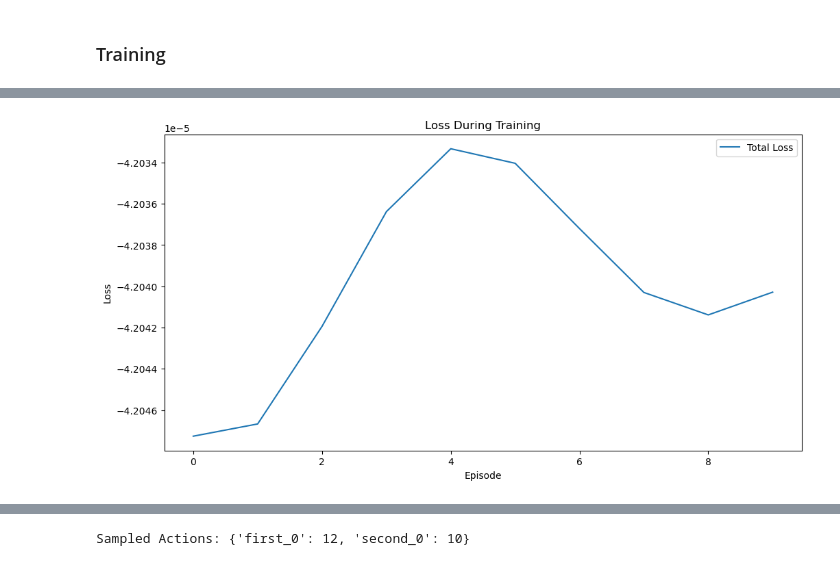
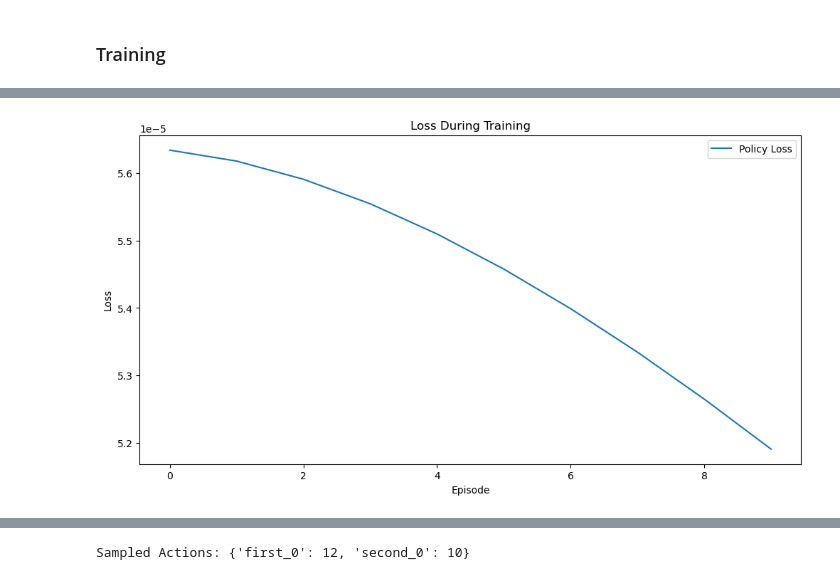
Before and after one commit to hebrian/boxing, a Jupyter notebook: test_self_play_PPO.ipynb, the cells around one changed output, grey strips where cells are left out. Cells and saved outputs as stored; diff of their text form; code cells hidden in the pictures.

```diff
--- a/test_self_play_PPO.ipynb
+++ b/test_self_play_PPO.ipynb
@@ -408,7 +408,7 @@ parallel_env = aec_to_parallel(env)  # Convert to parallel format
 # Step 2: Initialize PPO and RolloutBuffer
 obs_shape = (1, 84, 84)  # Single frame (no stacking)
 action_space = env.action_space("first_0")  # Example action space for an agent
-ppo = PPO(obs_shape, action_space)
+ppo = PPO(obs_shape, action_space, lr=3e-5, gamma=0.9, epsilon=0.2, gae_lambda=0.95)
 
 # Load pre-trained models if necessary
 # ppo.load_value_network(value_model_path)  # load value network
@@ -575,13 +575,13 @@ AttributeError: 'str' object has no attribute 'items'
 # %%
 # Plot the losses
 plt.figure(figsize=(12, 6))
-# plt.plot(policy_losses, label='Policy Loss')
+plt.plot(policy_losses, label='Policy Loss')
 # plt.plot(value_losses, label='Value Loss')
-plt.plot(total_losses, label='Total Loss')
+# plt.plot(total_losses, label='Total Loss')
 plt.xlabel('Episode')
 plt.ylabel('Loss')
 plt.title('Loss During Training')
 plt.legend()
 plt.show()
 # %% [output]
-[figure, old version]
+[figure, new version]
```
Also changed, not shown: parts of 16 cells of this notebook, 6 other files.
